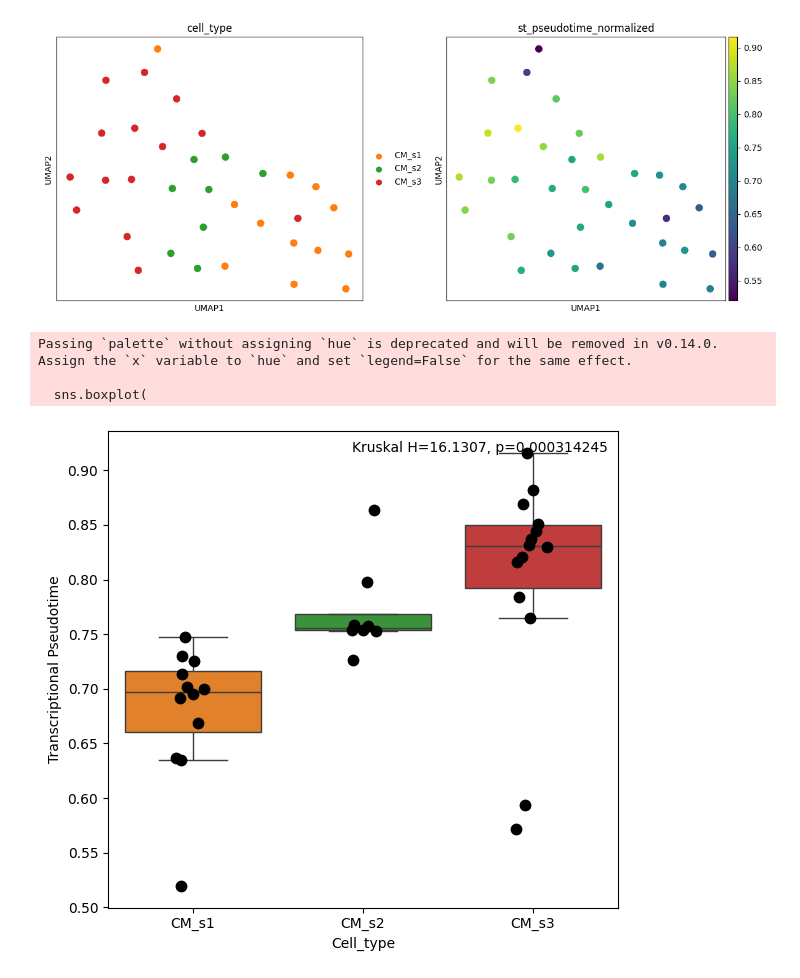
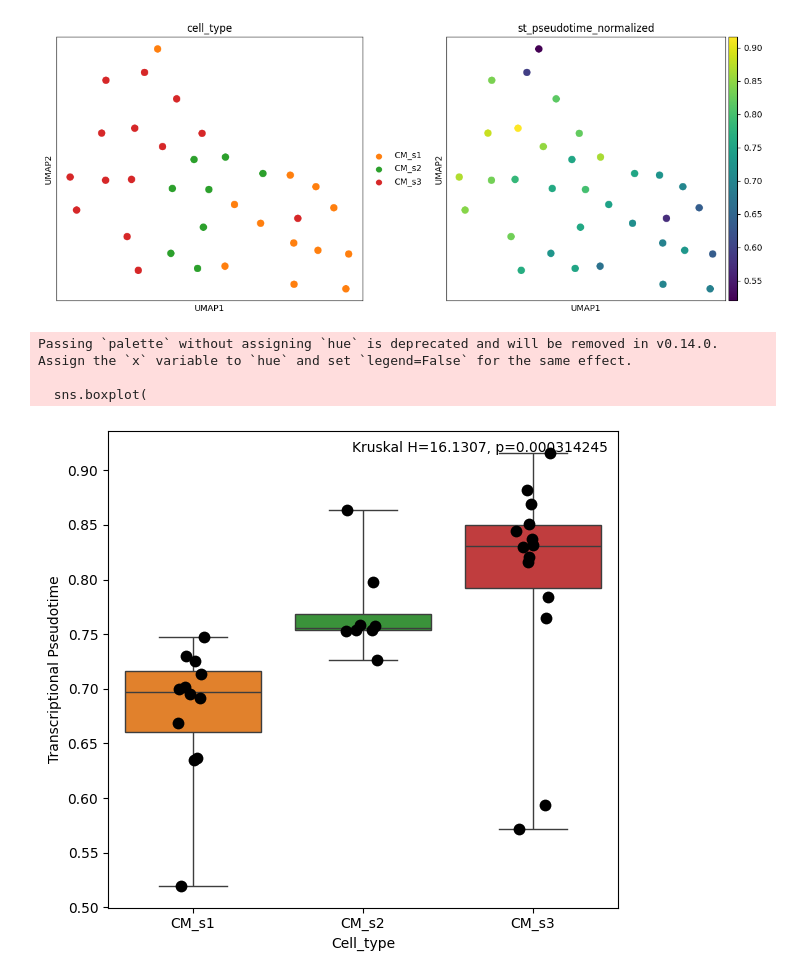
Before and after one commit to LiuLab-Bioelectronics-Harvard/Graphene_seq, a Jupyter notebook: notebooks/Figure3.ipynb, the cells around one changed output. Drawn from its saved outputs; the diff is of its cells as text; code cells hidden in the pictures.

```diff
--- a/notebooks/Figure3.ipynb
+++ b/notebooks/Figure3.ipynb
@@ -277,36 +277,37 @@ sns.boxplot(
     palette=palette_cell_type,
     order=order,
     showfliers=False,
+    whis=(0, 100)
 )
 
 sns.stripplot(
     data=plot_data,
     x='cell_type',
     y='pseudotime',
     order=order,
     color='black',
     jitter=0.1,
     size=8.5
 )
 
 plt.xlabel('Cell_type')
 plt.ylabel('Transcriptional Pseudotime')
 
 # Kruskal-Wallis across all three groups (non-parametric ANOVA)
 ax = plt.gca()
 vals = [
     plot_data.loc[plot_data['cell_type'] == ct, 'pseudotime'].dropna()
     for ct in order
 ]
 if all(len(v) > 1 for v in vals):
     h_stat, h_pval = kruskal(*vals)
     ax.text(0.98, 0.98, f"Kruskal H={h_stat:.6g}, p={h_pval:.6g}", transform=ax.transAxes,
             ha='right', va='top')
 
 plt.tight_layout()
 plt.show()
 # %% [output]
 Passing `palette` without assigning `hue` is deprecated and will be removed in v0.14.0. Assign the `x` variable to `hue` and set `legend=False` for the same effect.
 
   sns.boxplot(
-[figure, old version]
+[figure, new version]
```
Also changed, not shown: 5 other files.
